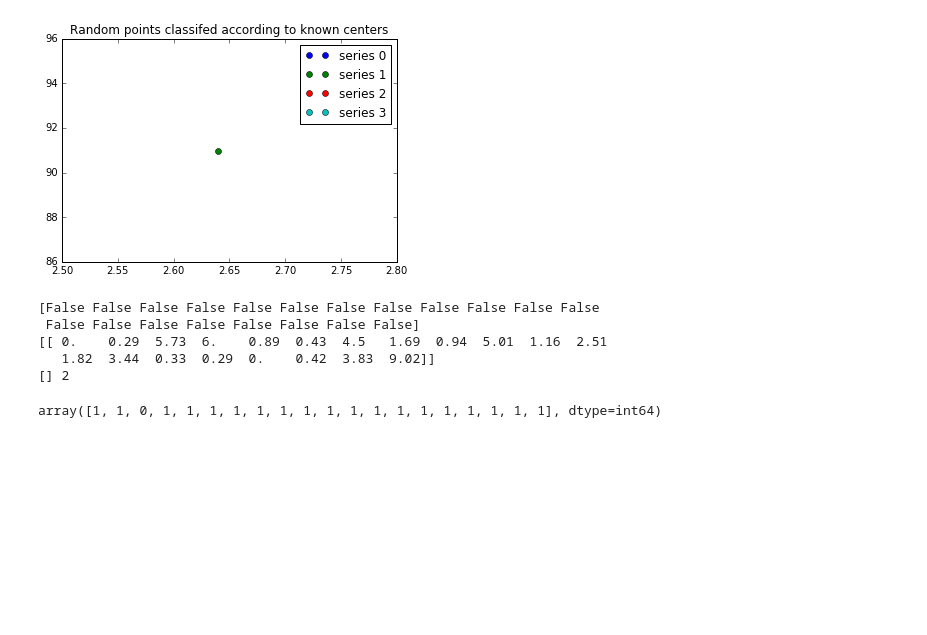
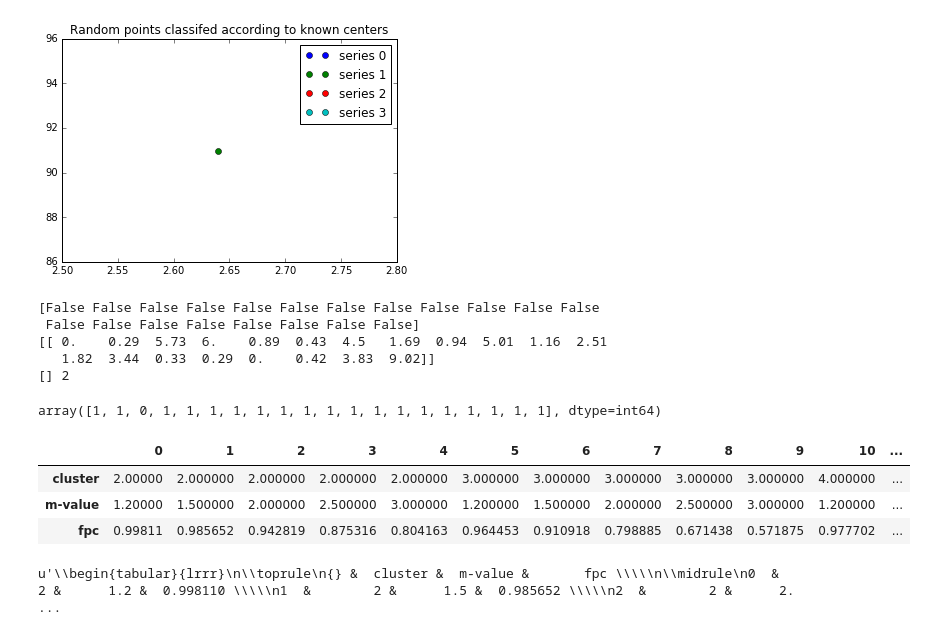
Before and after one commit to amwanjesa/FuzzyFoodieFarm, a Jupyter notebook: Fuzzy Cmeans.ipynb, the cells around one changed output. Cells and saved outputs as stored; diff of their text form; code cells hidden in the pictures; blank space fills up the shorter version.

Commit message:
added experiment

```diff
--- a/Fuzzy Cmeans.ipynb
+++ b/Fuzzy Cmeans.ipynb
@@ -128,3 +128,22 @@ u_orig.argmax(axis = 0)
    1.82  3.44  0.33  0.29  0.    0.42  3.83  9.02]]
 [] 2
 array([1, 1, 0, 1, 1, 1, 1, 1, 1, 1, 1, 1, 1, 1, 1, 1, 1, 1, 1, 1], dtype=int64)
+# %%
+import pandas as pd
+experiments = []
+m_list = [1.2, 1.5, 2, 2.5, 3]
+for nclusters in range(2, 5):
+    for m in m_list:
+        _, _, _, _, _, _, fpc = fuzz.cluster.cmeans(nutrition_vectors.T, nclusters, m, error=0.005, maxiter=1000, init=None)
+        experiments.append((nclusters, m, fpc))
+df = pd.DataFrame(experiments, columns=["cluster", "m-value", "fpc"])
+df.T
+# %% [output]
+|  | 0 | 1 | 2 | 3 | 4 | 5 | 6 | 7 | 8 | 9 | 10 | ... |
+| cluster | 2.00000 | 2.000000 | 2.000000 | 2.000000 | 2.000000 | 3.000000 | 3.000000 | 3.000000 | 3.000000 | 3.000000 | 4.000000 | ... |
+| m-value | 1.20000 | 1.500000 | 2.000000 | 2.500000 | 3.000000 | 1.200000 | 1.500000 | 2.000000 | 2.500000 | 3.000000 | 1.200000 | ... |
+| fpc | 0.99811 | 0.985652 | 0.942819 | 0.875316 | 0.804163 | 0.964453 | 0.910918 | 0.798885 | 0.671438 | 0.571875 | 0.977702 | ... |
+# %%
+df.to_latex()
+# %% [output]
+u'\\begin{tabular}{lrrr}\n\\toprule\n{} &  cluster &  m-value &       fpc \\\\\n\\midrule\n0  &        2 &      1.2 &  0.998110 \\\\\n1  &        2 &      1.5 &  0.985652 \\\\\n2  &        2 &      2. ...
```
